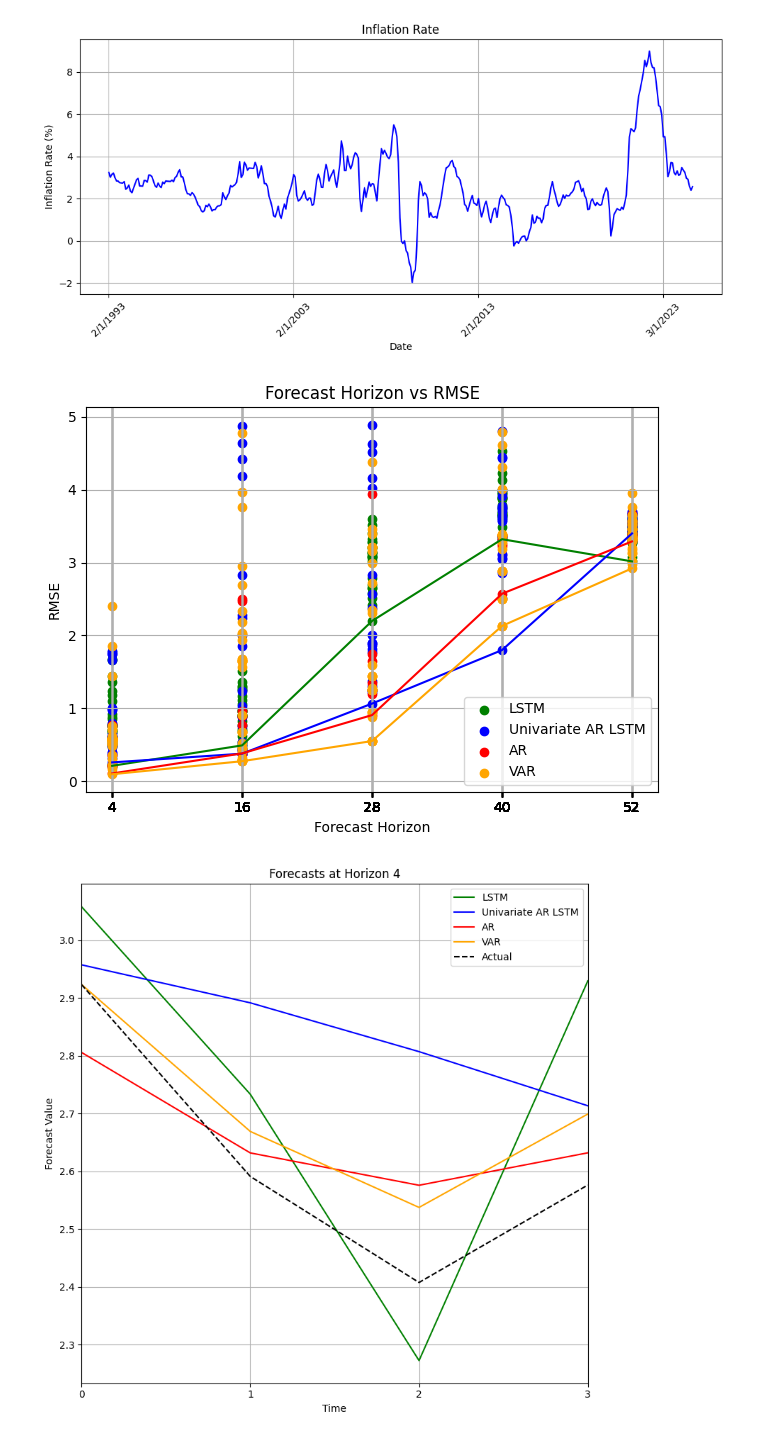
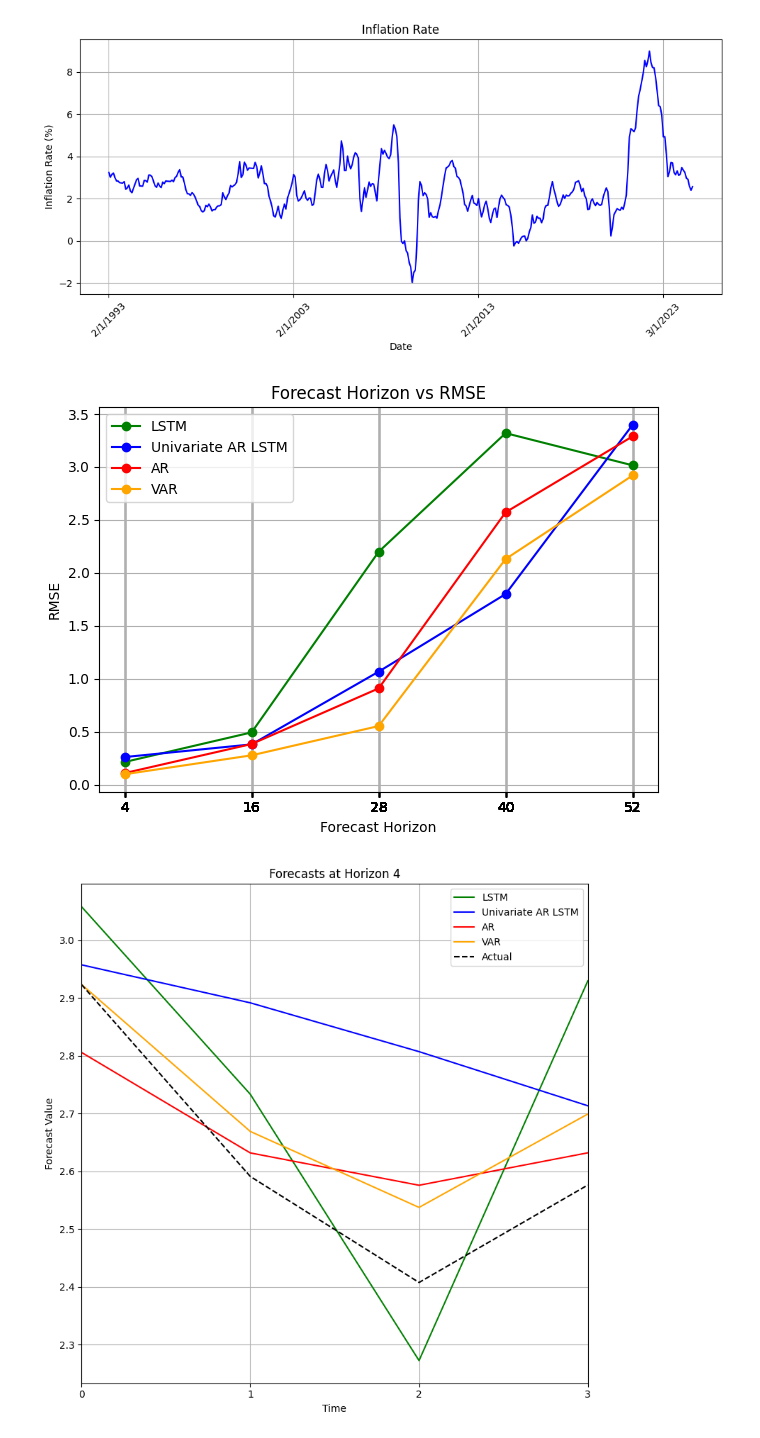
Before and after one commit to JawandS/macroeconvue, a Jupyter notebook: modeling/modeling/visualizer.ipynb, the cells around one changed output. Drawn from its saved outputs; the diff is of its cells as text; code cells hidden in the pictures.

Commit message:
tweak error visualization

```diff
--- a/modeling/modeling/visualizer.ipynb
+++ b/modeling/modeling/visualizer.ipynb
@@ -61,27 +61,27 @@ plt.close()
 # %%
 # Visualize minimum RMSE at each forecast horizon
 plt.figure()
 # Plot the RMSE for each model
-plt.scatter(lstm['forecast_horizon'], lstm['rmse'], marker='o', label="LSTM", color="green")
-plt.scatter(uni_ar_lstm['forecast_horizon'], uni_ar_lstm['rmse'], marker='o', label="Univariate AR LSTM", color="blue")
-plt.scatter(ar['forecast_horizon'], ar['rmse'], marker='o', label="AR", color="red")
-plt.scatter(var['forecast_horizon'], var['rmse'], marker='o', label="VAR", color="orange")
+# plt.scatter(lstm['forecast_horizon'], lstm['rmse'], marker='o', label="LSTM", color="green")
+# plt.scatter(uni_ar_lstm['forecast_horizon'], uni_ar_lstm['rmse'], marker='o', label="Univariate AR LSTM", color="blue")
+# plt.scatter(ar['forecast_horizon'], ar['rmse'], marker='o', label="AR", color="red")
+# plt.scatter(var['forecast_horizon'], var['rmse'], marker='o', label="VAR", color="orange")
 # Plot the minimum RMSE for each model
-plt.plot(lstm_min['forecast_horizon'], lstm_min['rmse'], color='green')
-plt.plot(uni_ar_lstm_min['forecast_horizon'], uni_ar_lstm_min['rmse'], color='blue')
-plt.plot(ar_min['forecast_horizon'], ar_min['rmse'], color='red')
-plt.plot(var_min['forecast_horizon'], var_min['rmse'], color='orange')
+plt.plot(lstm_min['forecast_horizon'], lstm_min['rmse'], color='green', label='LSTM', marker='o')
+plt.plot(uni_ar_lstm_min['forecast_horizon'], uni_ar_lstm_min['rmse'], color='blue', label='Univariate AR LSTM', marker='o')
+plt.plot(ar_min['forecast_horizon'], ar_min['rmse'], color='red', label='AR', marker='o')
+plt.plot(var_min['forecast_horizon'], var_min['rmse'], color='orange', label='VAR', marker='o')
 
 plt.title('Forecast Horizon vs RMSE')
 plt.xlabel('Forecast Horizon')
 plt.ylabel('RMSE')
 plt.xticks(lstm['forecast_horizon'])
 plt.grid()
 plt.legend()
 plt.tight_layout()
 plt.show()
 # %% [output]
-[figure, old version]
+[figure, new version]
 # %%
 def plot_forecasts(horizon):
     """
```
